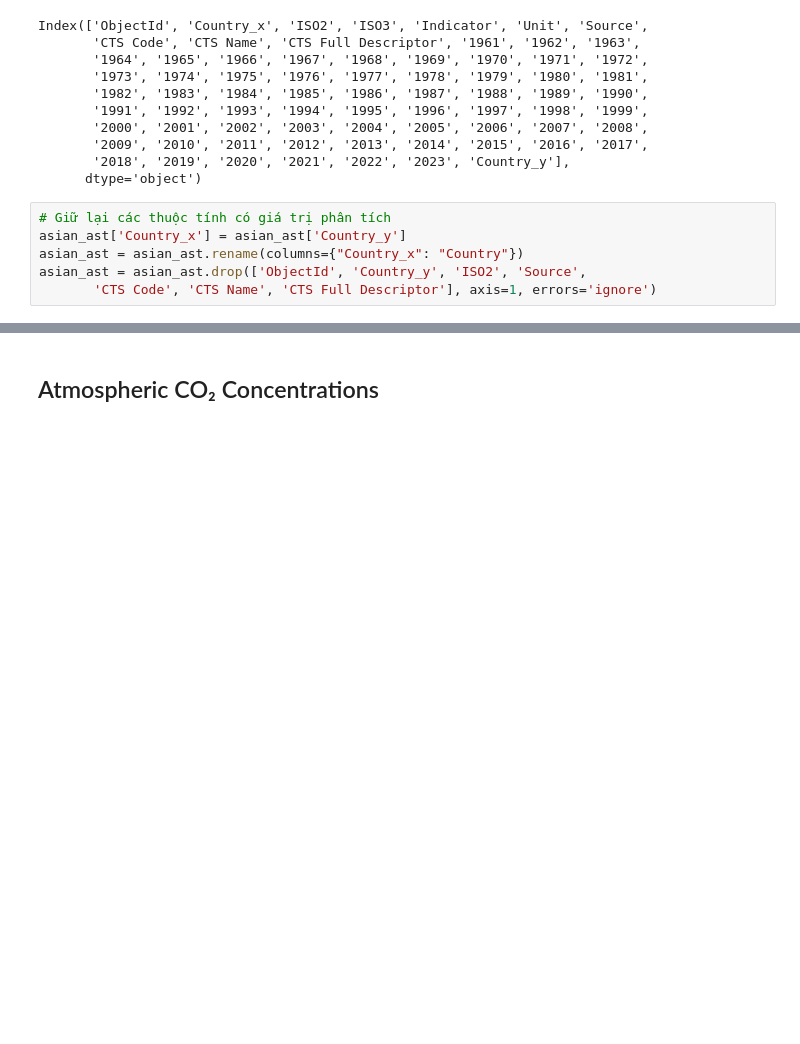
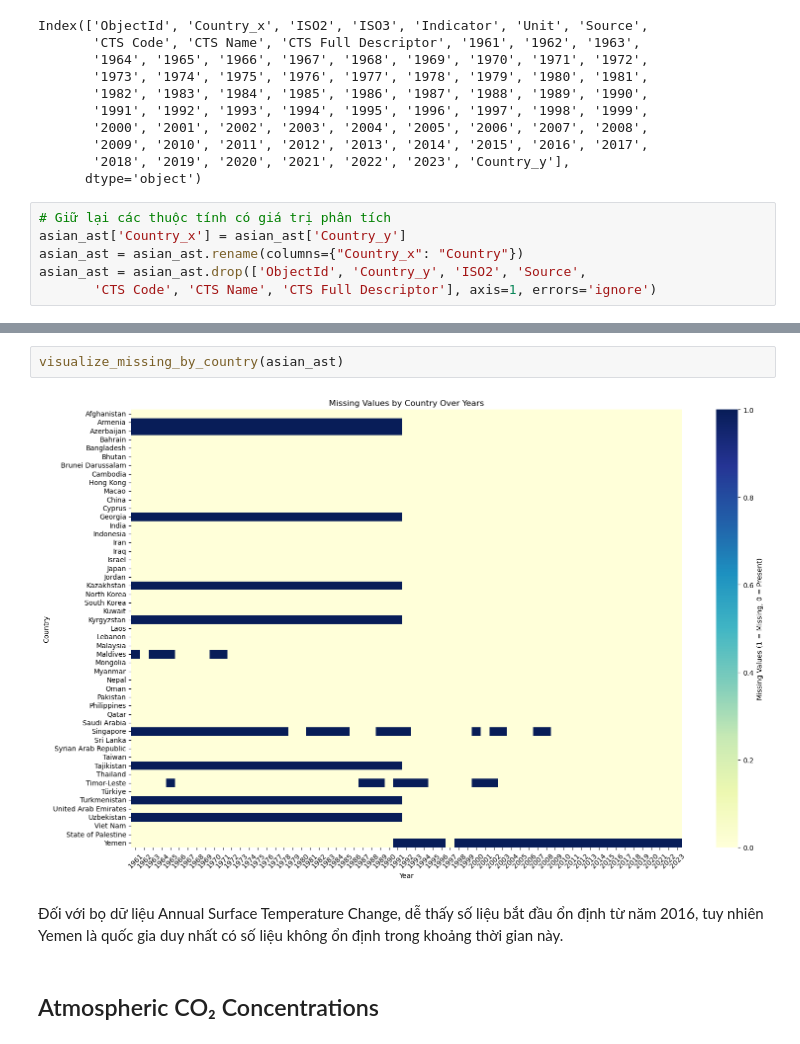
Before and after one commit to thienphucle/DS105.P11_Data_Analysis_And_Visualization, a Jupyter notebook: PreProces/PreProcessData.ipynb, the cells around one changed output, grey strips where cells are left out. Saved outputs shown, nothing was run; the diff lists cells and outputs as text; blank space fills up the shorter version.

```diff
--- a/PreProces/PreProcessData.ipynb
+++ b/PreProces/PreProcessData.ipynb
@@ -102,2 +101,8 @@ Length: 67, dtype: int64
+# %%
+visualize_missing_by_country(asian_ast)
+# %% [output]
+[figure, added]
+# %% [markdown]
+Đối với bọ dữ liệu Annual Surface Temperature Change, dễ thấy số liệu bắt đầu ổn định từ năm 2016, tuy nhiên Yemen là quốc gia duy nhất có số liệu không ổn định trong khoảng thời gian này.
 # %% [markdown]
 ## Atmospheric CO₂ Concentrations
```
Also changed, not shown: parts of 54 cells of this notebook, 11 other files.
